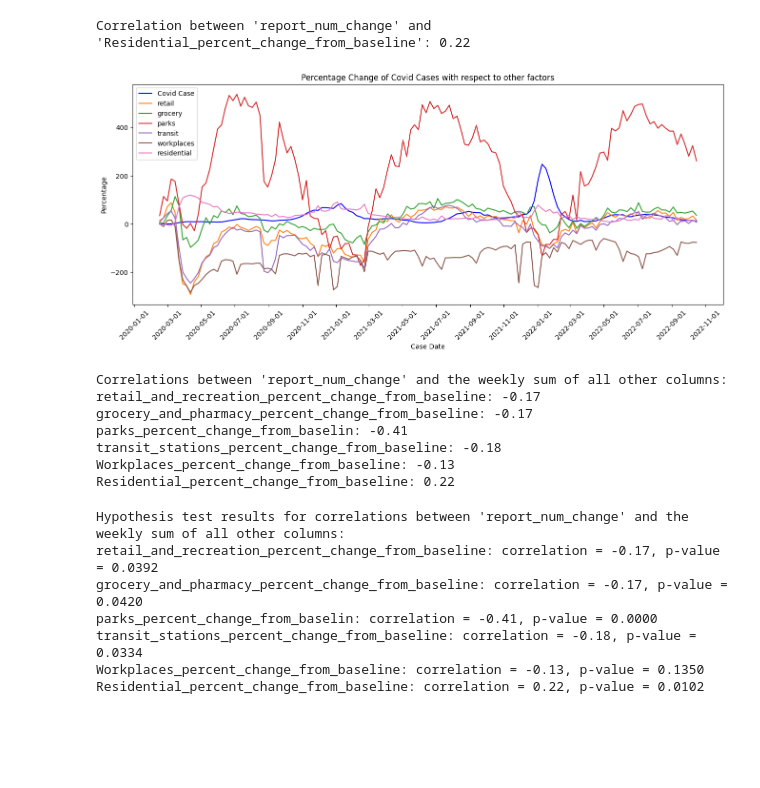
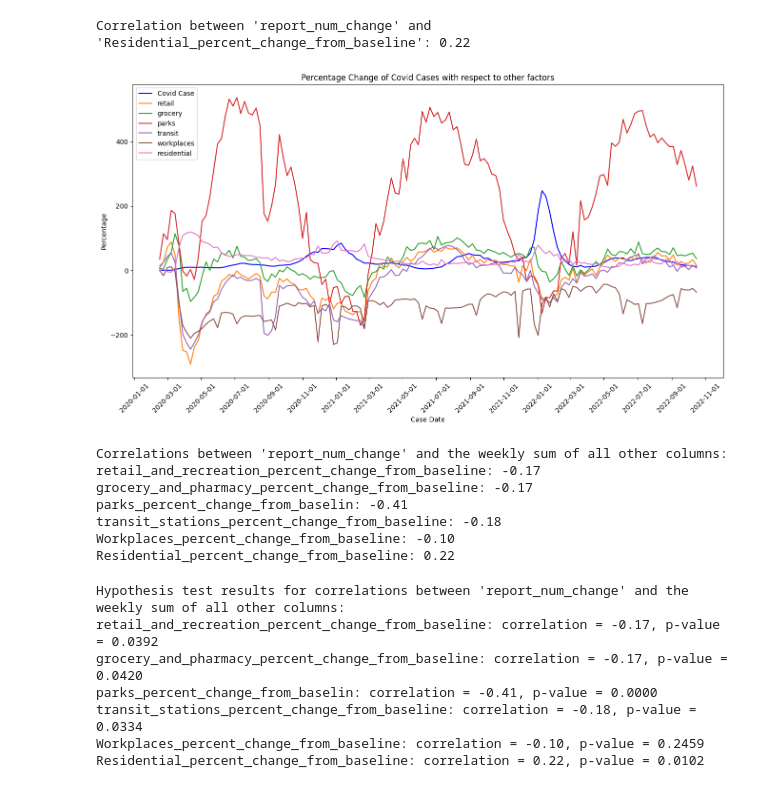
Before and after one commit to suker0723/Relationship-Between-COVID-19-and-Human-Behavior, a Jupyter notebook: Mobility Report/Covid Mobility Plot.ipynb, the cells around one changed output. Drawn from its saved outputs; the diff is of its cells as text; code cells hidden in the pictures; blank space fills up the shorter version.

```diff
--- a/Mobility Report/Covid Mobility Plot.ipynb
+++ b/Mobility Report/Covid Mobility Plot.ipynb
@@ -4,7 +4,7 @@ import matplotlib.pyplot as plt
 import matplotlib.dates as mdates
 
 # Read the CSV file
-file_path = 'D:\Relationship-Between-COVID-19-and-Human-Behavior\Covid_joined_data.csv'
+file_path = 'E:\\Mobility Covid\\Covid_joined_data.csv'
 data = pd.read_csv(file_path)
 data['case_dt'] = pd.to_datetime(data['case_dt'], format='%Y/%m/%d')
 plt.figure(figsize=(16, 8))
@@ -15,7 +15,6 @@ bar_data = data[['case_dt', 'Report_dt']]
 plt.bar(bar_data['case_dt'], bar_data['Report_dt'], color='lightblue', alpha=0.8)
 
 # Set labels and titles
-
 plt.xlabel('Case Date')
 plt.ylabel('Report Date')
 plt.title('Report Date during COVID-19')
@@ -403,86 +269,56 @@ print(f"Correlation between 'report_num_change' and 'Residential_percent_change_
 # %% [output]
 Correlation between 'report_num_change' and 'Residential_percent_change_from_baseline': 0.22
 # %%
-import pandas as pd
-import matplotlib.pyplot as plt
 import matplotlib.dates as mdates
 from itertools import cycle
 
-# Read the CSV file
-file_path = 'E:\\Mobility Covid\\Covid_joined_data.csv'
-
-# Read the CSV file and parse the date
 data = pd.read_csv(file_path)
 data['case_dt'] = pd.to_datetime(data['case_dt'], format='%Y/%m/%d')
 
-# Set the 'case_dt' column as the index
 data.set_index('case_dt', inplace=True)
+data.loc[data.index.weekday >= 5, 'Workplaces_percent_change_from_baseline'] = None
 
-# Calculate the weekly sum of all columns (excluding 'Report_dt')
 weekly_data = data.drop(columns=['Report_dt']).resample('W').sum()
-
-# Add the percentage change of 'Report_dt' with respect to the first week
 weekly_data['report_num_change'] = ((data['Report_dt'].resample('W').sum() / data['Report_dt'].resample('W').sum().iloc[0]) - 1) / 100
-
-# Reset the index
 weekly_data = weekly_data.reset_index()
 
-# Set the figure size
-plt.figure(figsize=(16, 6))
 
-# Plot the weekly percentage change of 'Report_dt'
+plt.figure(figsize=(16, 8))
+
 plt.plot(weekly_data['case_dt'], weekly_data['report_num_change'], label='Covid Case', color='blue')
 
 # Get the color cycle from Matplotlib
 colors = cycle(plt.rcParams['axes.prop_cycle'].by_key()['color'])
 
 # Skip the first color (blue) since it's already used for 'report_num_change'
 next(colors)
 
 # Plot the weekly sum of all other columns
 for column in weekly_data.columns[1:-1]:
     plt.plot(weekly_data['case_dt'], weekly_data[column], label=column.split('_')[0].lower(), color=next(colors))
 
-# Set the x-axis label
+
 plt.xlabel('Case Date')
-
-# Set the y-axis label
 plt.ylabel('Percentage')
-
-# Set the title
 plt.title('Percentage Change of Covid Cases with respect to other factors')
 
-# Format x-axis tick labels for every 3 months
 plt.gca().xaxis.set_major_locator(mdates.MonthLocator(interval=2))
 plt.gca().xaxis.set_major_formatter(mdates.DateFormatter('%Y-%m-%d'))
 
-# Rotate x-axis labels
 plt.xticks(rotation=45)
-
-# Add a legend
 plt.legend()
-
-# Show the plot
 plt.show()
 # %% [output]
-[figure, old version]
+[figure, new version]
 # %%
-import pandas as pd
 
-# Read the CSV file
-file_path = 'E:\\Mobility Covid\\Covid_joined_data.csv'
-
-# Read the CSV file and parse the date
 data = pd.read_csv(file_path)
 data['case_dt'] = pd.to_datetime(data['case_dt'], format='%Y/%m/%d')
 
-# Set the 'case_dt' column as the index
 data.set_index('case_dt', inplace=True)
 
-# Calculate the weekly sum of all columns (excluding 'Report_dt')
+data.loc[data.index.weekday >= 5, 'Workplaces_percent_change_from_baseline'] = None
 weekly_data = data.drop(columns=['Report_dt']).resample('W').sum()
-
-# Add the percentage change of 'Report_dt' with respect to the first week
 weekly_data['report_num_change'] = ((data['Report_dt'].resample('W').sum() / data['Report_dt'].resample('W').sum().iloc[0]) - 1) * 100
 
 # Calculate the correlations between 'report_num_change' and the weekly sum of all other columns
@@ -496,21 +332,18 @@ retail_and_recreation_percent_change_from_baseline: -0.17
 grocery_and_pharmacy_percent_change_from_baseline: -0.17
 parks_percent_change_from_baselin: -0.41
 transit_stations_percent_change_from_baseline: -0.18
-Workplaces_percent_change_from_baseline: -0.13
+Workplaces_percent_change_from_baseline: -0.10
 Residential_percent_change_from_baseline: 0.22
 # %%
-import pandas as pd
 from scipy.stats import pearsonr
 
-# Read the CSV file
-file_path = 'E:\\Mobility Covid\\Covid_joined_data.csv'
-
-# Read the CSV file and parse the date
 data = pd.read_csv(file_path)
 data['case_dt'] = pd.to_datetime(data['case_dt'], format='%Y/%m/%d')
 
 # Set the 'case_dt' column as the index
 data.set_index('case_dt', inplace=True)
+
+data.loc[data.index.weekday >= 5, 'Workplaces_percent_change_from_baseline'] = None
 
 # Calculate the weekly sum of all columns (excluding 'Report_dt')
 weekly_data = data.drop(columns=['Report_dt']).resample('W').sum()
@@ -529,5 +362,5 @@ retail_and_recreation_percent_change_from_baseline: correlation = -0.17, p-value
 grocery_and_pharmacy_percent_change_from_baseline: correlation = -0.17, p-value = 0.0420
 parks_percent_change_from_baselin: correlation = -0.41, p-value = 0.0000
 transit_stations_percent_change_from_baseline: correlation = -0.18, p-value = 0.0334
-Workplaces_percent_change_from_baseline: correlation = -0.13, p-value = 0.1350
+Workplaces_percent_change_from_baseline: correlation = -0.10, p-value = 0.2459
 Residential_percent_change_from_baseline: correlation = 0.22, p-value = 0.0102
```
Also changed, not shown: parts of 11 cells of this notebook, 1 other file.
